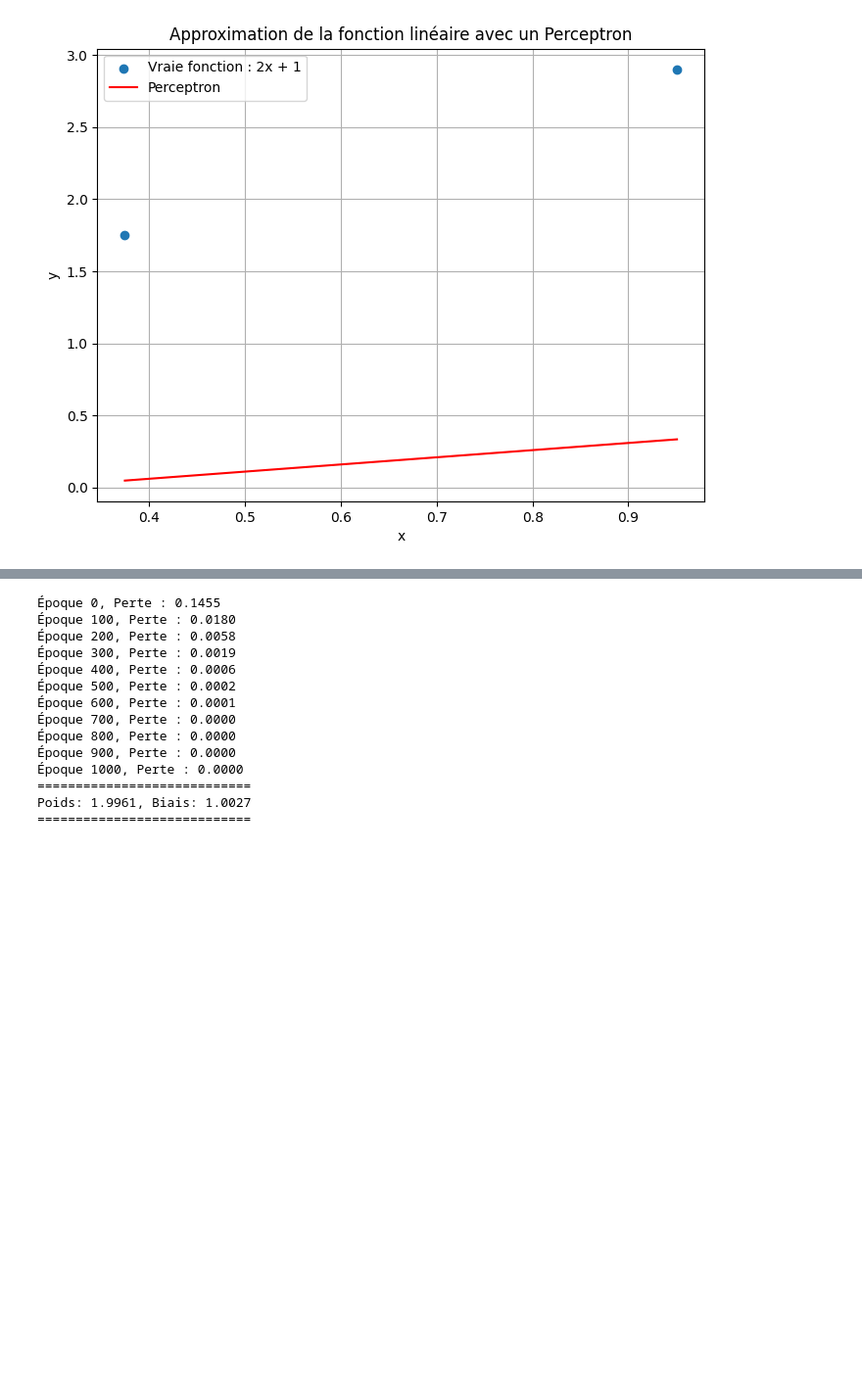
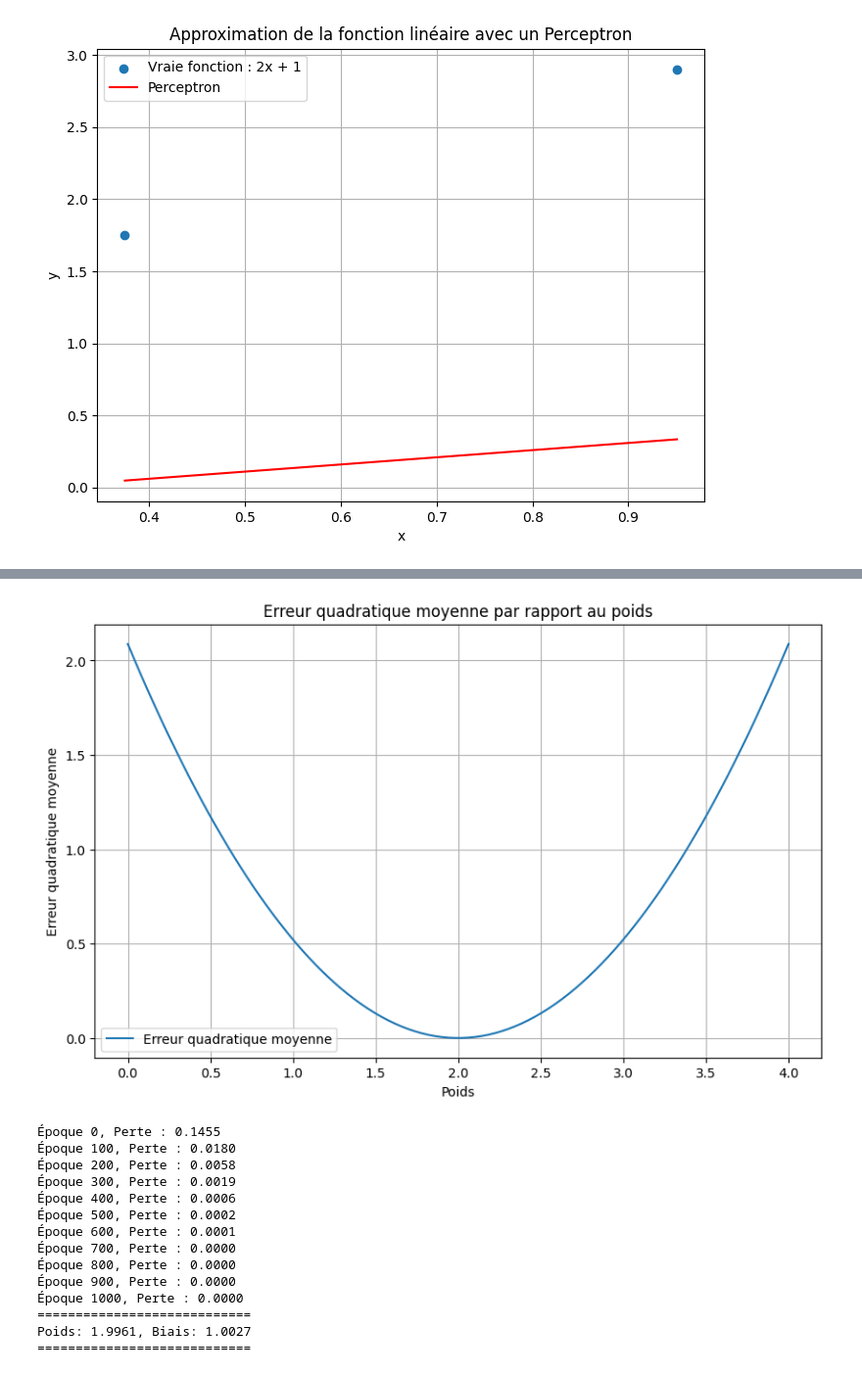
Before and after one commit to Garage-ISEP/build-a-brain, a Jupyter notebook: ws-1.ipynb, the cells around one changed output, grey strips where cells are left out. Shown: that part at 98% size. Drawn from its saved outputs; the diff is of its cells as text; code cells hidden in the pictures; blank space fills up the shorter version.

```diff
--- a/ws-1.ipynb
+++ b/ws-1.ipynb
@@ -55,3 +86,29 @@ plt.show()
+# %%
+np.random.seed(42)
+X = np.random.rand(2, 1)
+y = 2 * X + 1
+
+# Define a range of weight values to test
+weight_range = np.linspace(0, 4, 100)
+
+# Calculate squared errors for each weight value
+squared_errors = []
+for weight in weight_range:
+    predictions = weight * X + 1
+    error = np.mean((predictions - y)**2)
+    squared_errors.append(error)
+
+# Plot squared errors
+plt.figure(figsize=(10, 6))
+plt.plot(weight_range, squared_errors, label='Erreur quadratique moyenne')
+plt.xlabel('Poids')
+plt.ylabel('Erreur quadratique moyenne')
+plt.title('Erreur quadratique moyenne par rapport au poids')
+plt.legend()
+plt.grid(True)
+plt.show()
+# %% [output]
+[figure, added]
 # %%
 
 # Génération de données synthétiques pour l'entraînement
```
Also changed, not shown: parts of 1 cell of this notebook.
